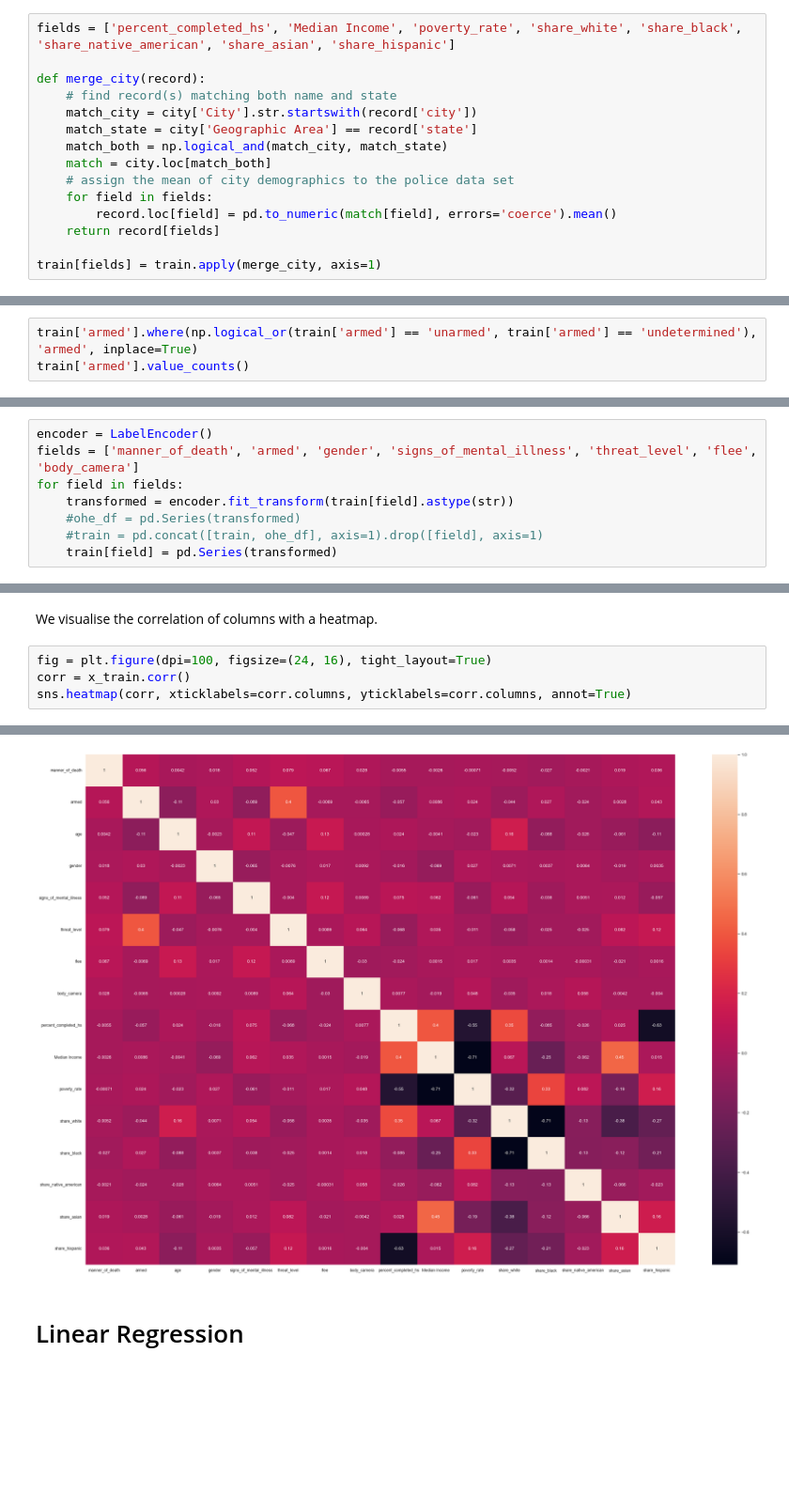
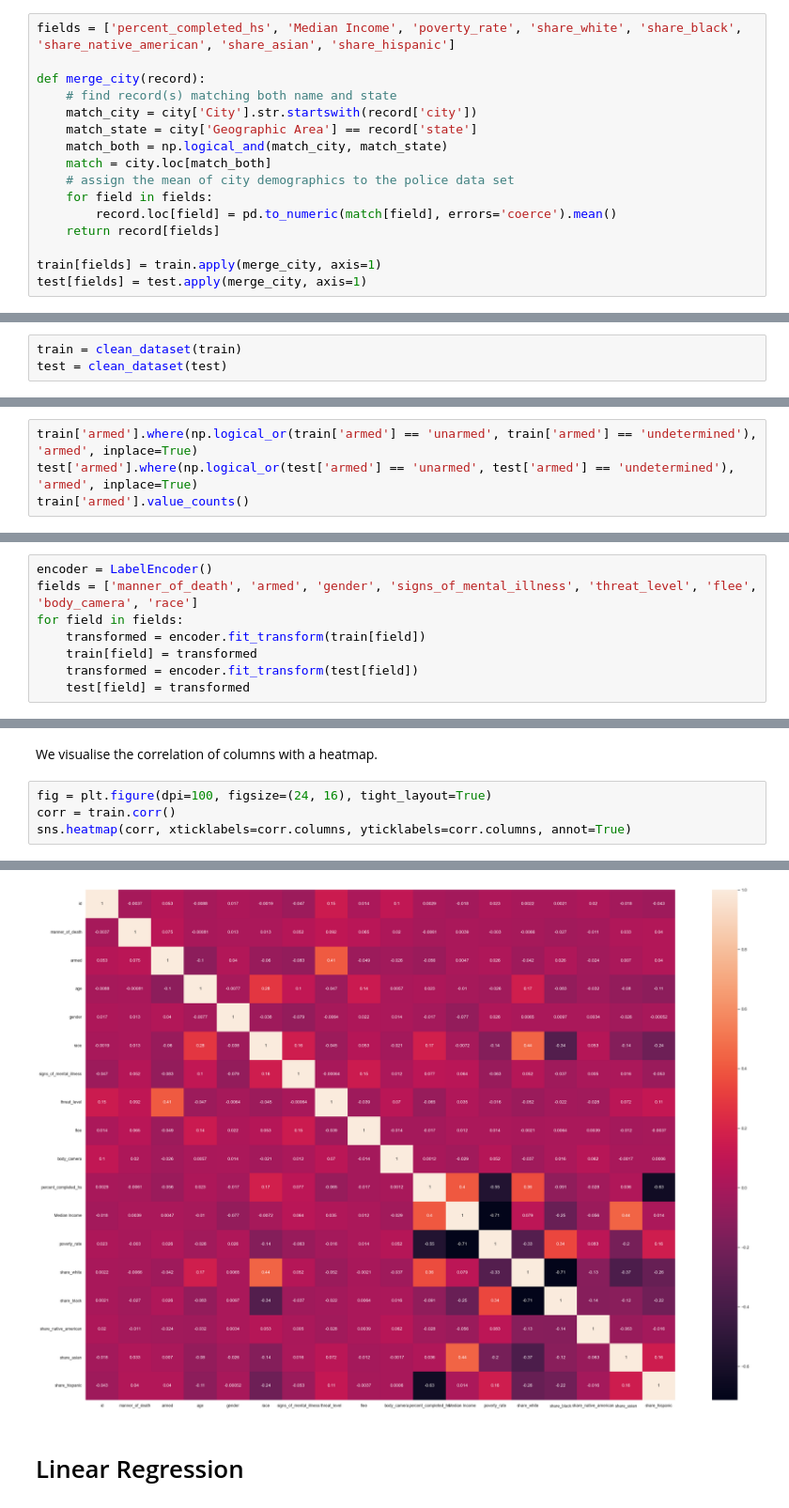
Before and after one commit to csauyong/police-brutality, a Jupyter notebook: analysis.ipynb, the cells around one changed output, grey strips where cells are left out. Shown at 94% size. Cells and saved outputs as stored; diff of their text form; blank space fills up the shorter version.

```diff
--- a/analysis.ipynb
+++ b/analysis.ipynb
@@ -133,6 +139,7 @@ def merge_city(record):
     return record[fields]
 
 train[fields] = train.apply(merge_city, axis=1)
+test[fields] = test.apply(merge_city, axis=1)
 # %%
 train.head()
 # %% [output]
@@ -145,0 +155,3 @@ train.head()
+# %%
+train = clean_dataset(train)
+test = clean_dataset(test)
@@ -165,4 +185,5 @@ Name: armed, Length: 65, dtype: int64
 # %%
 train['armed'].where(np.logical_or(train['armed'] == 'unarmed', train['armed'] == 'undetermined'), 'armed', inplace=True)
+test['armed'].where(np.logical_or(test['armed'] == 'unarmed', test['armed'] == 'undetermined'), 'armed', inplace=True)
 train['armed'].value_counts()
 # %% [output]
@@ -175,8 +196,8 @@ We use label encoder from scikit-learn to encode categorical features.
 # %%
 encoder = LabelEncoder()
-fields = ['manner_of_death', 'armed', 'gender', 'signs_of_mental_illness', 'threat_level', 'flee', 'body_camera']
+fields = ['manner_of_death', 'armed', 'gender', 'signs_of_mental_illness', 'threat_level', 'flee', 'body_camera', 'race']
 for field in fields:
-    transformed = encoder.fit_transform(train[field].astype(str))
-    #ohe_df = pd.Series(transformed)
-    #train = pd.concat([train, ohe_df], axis=1).drop([field], axis=1)
-    train[field] = pd.Series(transformed)
+    transformed = encoder.fit_transform(train[field])
+    train[field] = transformed
+    transformed = encoder.fit_transform(test[field])
+    test[field] = transformed
@@ -233,11 +251,11 @@ for i, col in enumerate(columns):
 We visualise the correlation of columns with a heatmap.
 # %%
 fig = plt.figure(dpi=100, figsize=(24, 16), tight_layout=True)
-corr = x_train.corr()
+corr = train.corr()
 sns.heatmap(corr, xticklabels=corr.columns, yticklabels=corr.columns, annot=True)
 # %% [output]
 <AxesSubplot:>
-[figure, old version]
+[figure, new version]
 # %% [markdown]
 # Linear Regression
 # %% [markdown]
```
Also changed, not shown: parts of 28 cells of this notebook, 2 other files.
